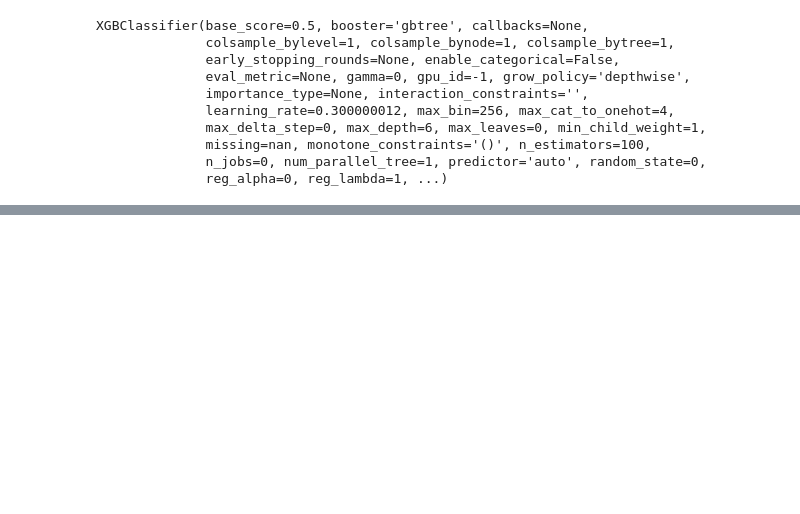
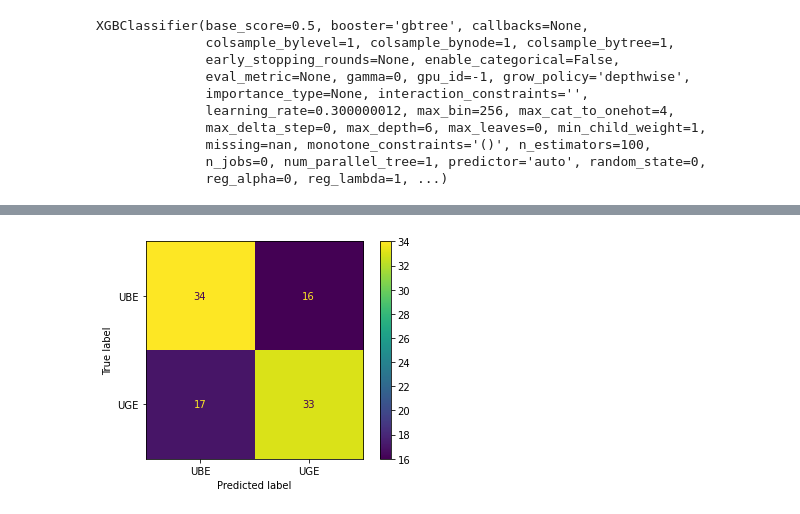
Before and after one commit to ITU-AI-ML-in-5G-Challenge/ML5G-PS-012-Xdding, a Jupyter notebook: notebooks/tsfresh.ipynb, the cells around one changed output, grey strips where cells are left out. Drawn from its saved outputs; the diff is of its cells as text; code cells hidden in the pictures; blank space fills up the shorter version.

```diff
--- a/notebooks/tsfresh.ipynb
+++ b/notebooks/tsfresh.ipynb
@@ -242,0 +177,8 @@ model.save_model("tsfresh_xgboost_baseline_pca.json")
+# %%
+import pandas as pd
+
+extracted_features = pd.read_pickle("tsfresh_extracted_features.pickle")
+# %%
+import numpy as np
+
+y = np.load("y.npy")
@@ -242,0 +205,7 @@ model.save_model("tsfresh_xgboost_baseline_pca.json")
+# %%
+from xgboost import XGBClassifier
+
+# xgboost baseline
+model = XGBClassifier()
+
+model.load_model("tsfresh_xgboost_baseline_pca.json")
@@ -242,0 +229,10 @@ model.save_model("tsfresh_xgboost_baseline_pca.json")
+# %%
+import matplotlib.pyplot as plt
+from sklearn.metrics import confusion_matrix, ConfusionMatrixDisplay
+
+cm = confusion_matrix(y_test, y_infer)
+disp = ConfusionMatrixDisplay(confusion_matrix=cm, display_labels=["UBE", "UGE"])
+disp.plot()
+plt.show()
+# %% [output]
+[figure, added]
```
Also changed, not shown: parts of 30 cells of this notebook, 1 other file.
